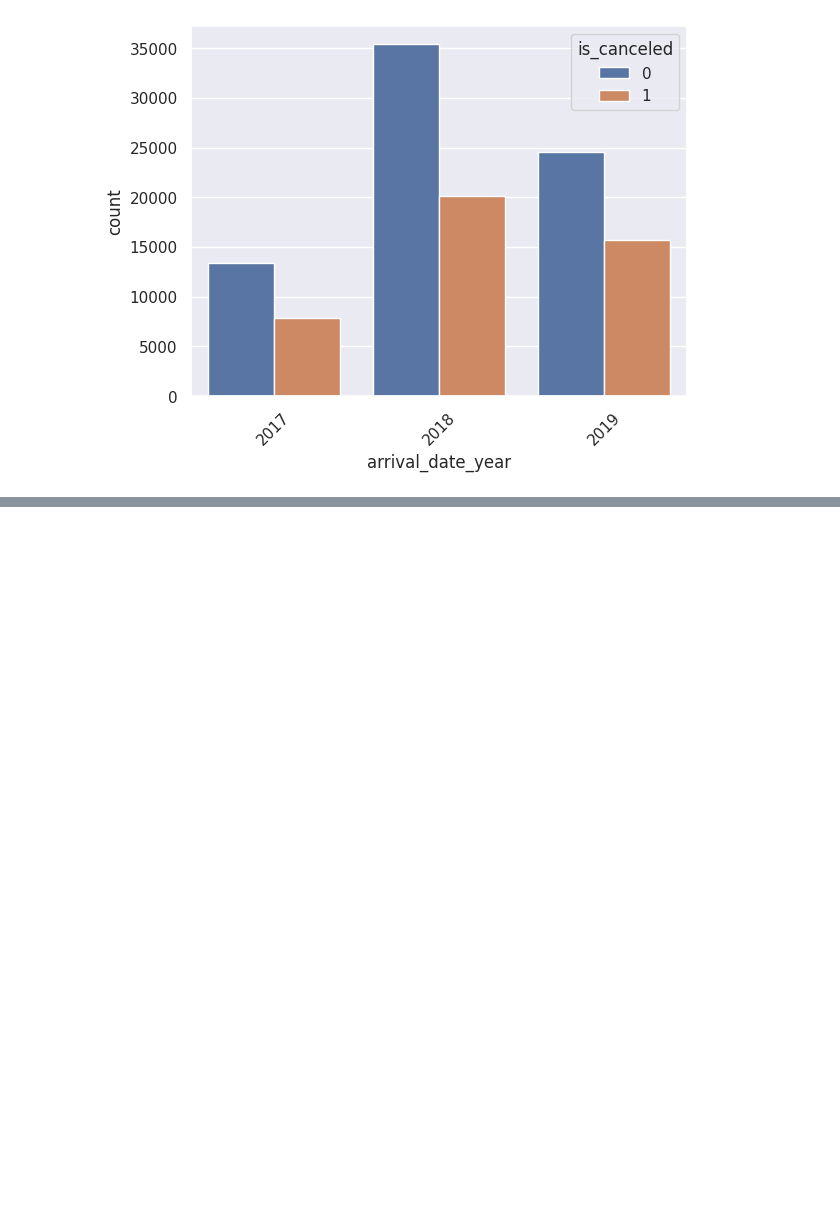
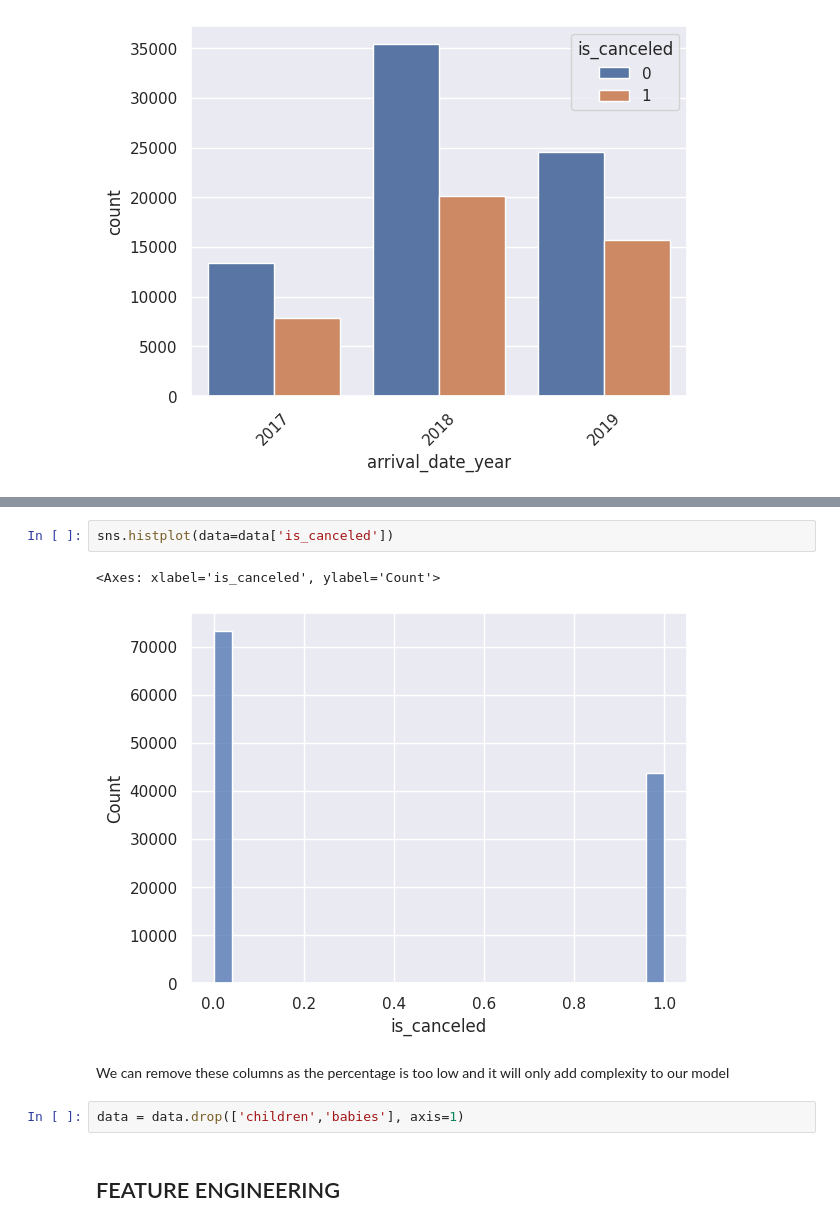
Before and after one commit to rmunoz78/Marriot_Cancellation_Model, a Jupyter notebook: Marriot_Cancellation_Model.ipynb, the cells around one changed output, grey strips where cells are left out. Cells and saved outputs as stored; diff of their text form; blank space fills up the shorter version.

```diff
--- a/Marriot_Cancellation_Model.ipynb
+++ b/Marriot_Cancellation_Model.ipynb
@@ -626,0 +647,11 @@ ax.set_xticklabels(ax.get_xticklabels(), rotation=45)
+# %%
+sns.histplot(data=data['is_canceled'])
+# %% [output]
+<Axes: xlabel='is_canceled', ylabel='Count'>
+[figure, added]
+# %% [markdown]
+We can remove these columns as the percentage is too low and it will only add complexity to our model
+# %%
+data = data.drop(['children','babies'], axis=1)
+# %% [markdown]
+## FEATURE ENGINEERING
```
Also changed, not shown: parts of 49 cells of this notebook.
